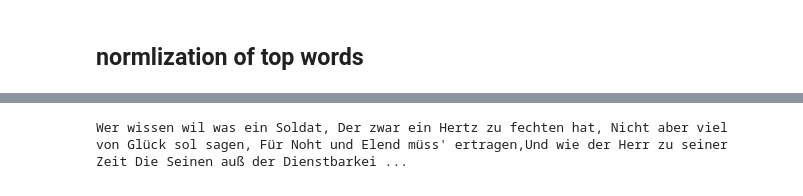
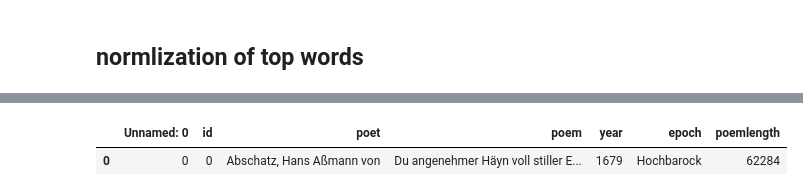
Before and after one commit to realjanpaulus/clusterpoems, a Jupyter notebook: app/corpus_modification.ipynb, the cells around one changed output, grey strips where cells are left out. Cells and saved outputs as stored; diff of their text form; code cells hidden in the pictures.

```diff
--- a/app/corpus_modification.ipynb
+++ b/app/corpus_modification.ipynb
@@ -150,3 +135,2 @@ frühbarock = [w for l in frühbarock for w in l]
 # %%
 corpus = pd.read_csv("../corpora/amann_poems_noiseless.csv")
-corpus = corpus[corpus.epoch == "Frühbarock"]
@@ -156,2 +136,0 @@ from nltk import word_tokenize
-# %%
-corpus["poem"] = corpus["poem"].apply(lambda x: replace_spelling(x))
@@ -181,7 +137,5 @@ for idx, row in corpus.iterrows():
-# %%
-for l in words:
-    if "jhr" in l:
-        print(l)
-        break
-# %% [output]
-Wer wissen wil was ein Soldat, Der zwar ein Hertz zu fechten hat, Nicht aber viel von Glück sol sagen, Für Noht und Elend müss' ertragen,Und wie der Herr zu seiner Zeit Die Seinen auß der Dienstbarkei ...
+# %%
+corpus.head(1)
+# %% [output]
+|  | Unnamed: 0 | id | poet | poem | year | epoch | poemlength |
+| 0 | 0 | 0 | Abschatz, Hans Aßmann von | Du angenehmer Häyn voll stiller E... | 1679 | Hochbarock | 62284 |
```
Also changed, not shown: parts of 10 cells of this notebook, 37 other files.
